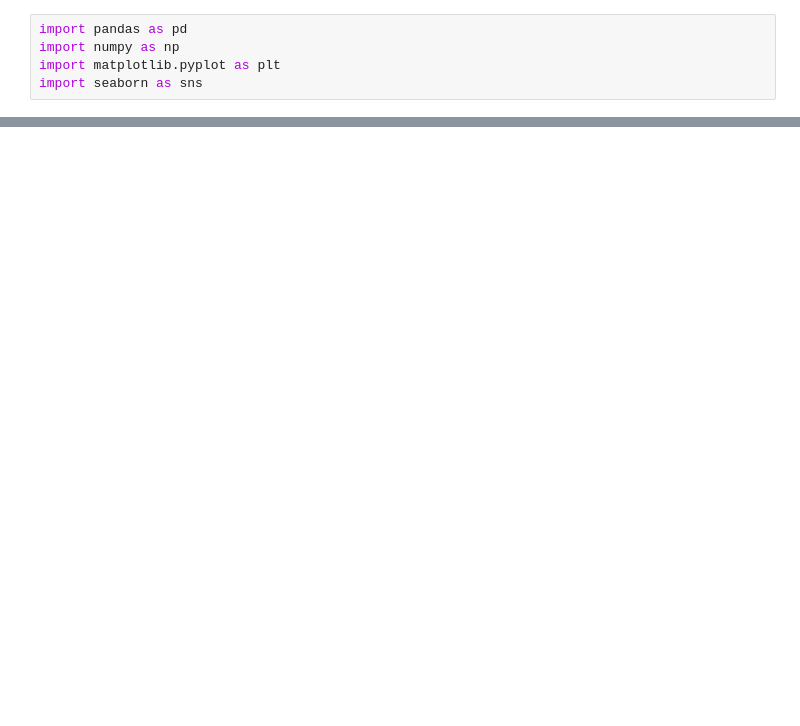
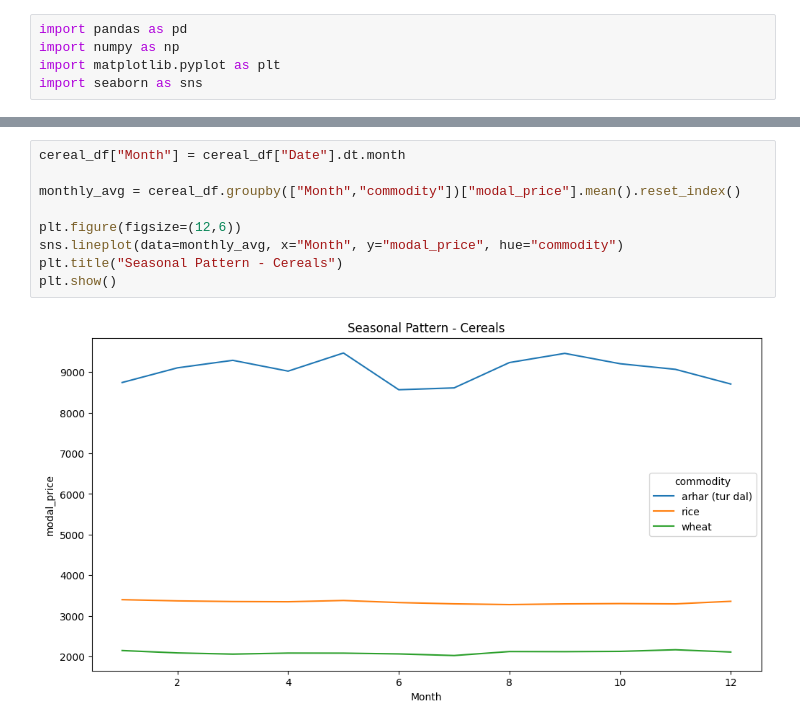
Before and after one commit to rajkarma16/Agri-Hotri_Price_Prediction, a Jupyter notebook: Data_Processing/plots.ipynb, the cells around one changed output, grey strips where cells are left out. Drawn from its saved outputs; the diff is of its cells as text; blank space fills up the shorter version.

```diff
--- a/Data_Processing/plots.ipynb
+++ b/Data_Processing/plots.ipynb
@@ -10,0 +75,11 @@ FileNotFoundError: [Errno 2] No such file or directory: 'Data\\Cereal_Final.csv'
+# %%
+cereal_df["Month"] = cereal_df["Date"].dt.month
+
+monthly_avg = cereal_df.groupby(["Month","commodity"])["modal_price"].mean().reset_index()
+
+plt.figure(figsize=(12,6))
+sns.lineplot(data=monthly_avg, x="Month", y="modal_price", hue="commodity")
+plt.title("Seasonal Pattern - Cereals")
+plt.show()
+# %% [output]
+[figure, added]
```
Also changed, not shown: parts of 13 cells of this notebook.
